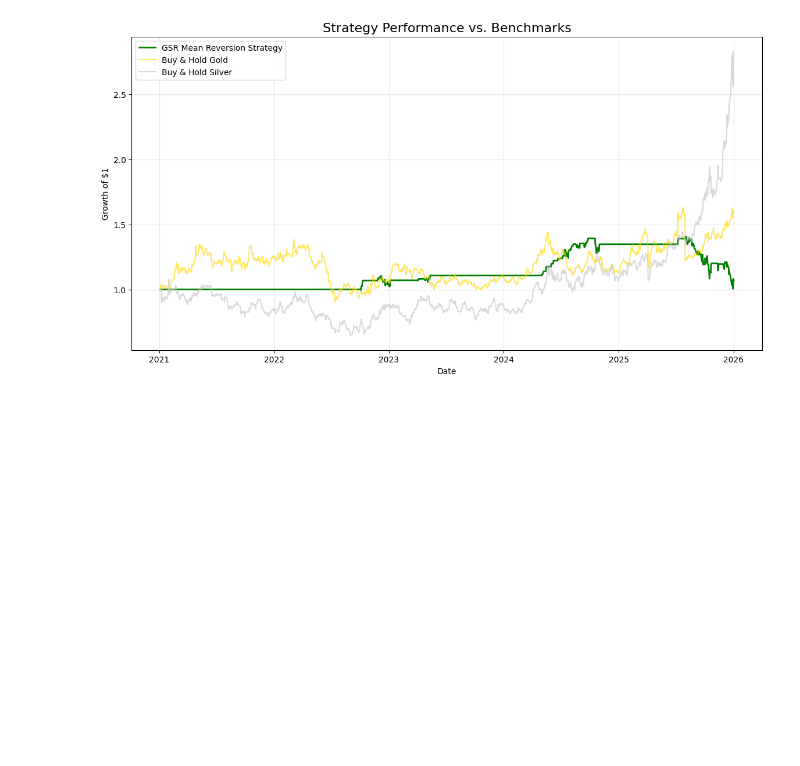
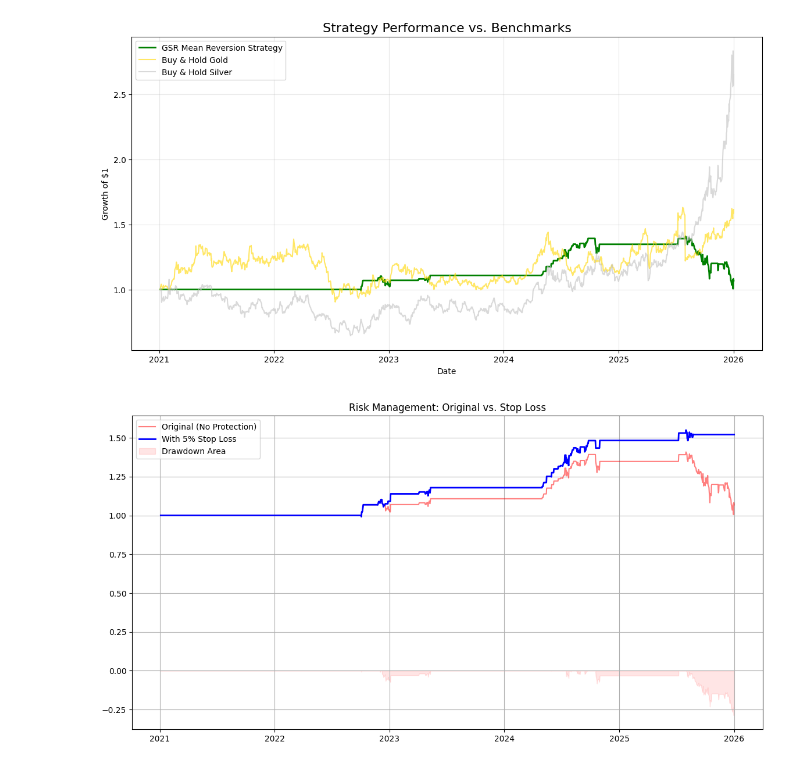
Before and after one commit to mikailrizvi/Metal-Divergence-Analysis, a Jupyter notebook: notebooks/01EA.ipynb, the cells around one changed output. Saved outputs shown, nothing was run; the diff lists cells and outputs as text; code cells hidden in the pictures; blank space fills up the shorter version.

Commit message:
feat: implement backtest with 5% stop-loss and equal-weight benchmark and added drawdown analysis and compared strategy performance against a 50/50 Gold-Silver benchmark to assess Alpha.

```diff
--- a/notebooks/01EA.ipynb
+++ b/notebooks/01EA.ipynb
@@ -96,3 +96,37 @@ plt.show()
 # %% [output]
 [figure]
 [figure]
+# %%
+# 1. Calculate the Peak Equity reached so far
+df['Equity_Peak'] = df['Cum_Strategy_Ret'].expanding().max()
+
+# 2. Calculate Drawdown (Current Value / Previous Peak - 1)
+df['Drawdown'] = (df['Cum_Strategy_Ret'] / df['Equity_Peak']) - 1
+
+# 3. Define a Stop Loss at -5%
+# If Drawdown < -0.05, we want to stop trading.
+stop_loss_threshold = -0.05
+
+# 4. Create Risk Filter
+# This identifies days where we are in a bad area for trades
+df['In_Drawdown'] = df['Drawdown'] < stop_loss_threshold
+
+# 5. Apply the Filter to your Position
+# If we hit the stop loss, we set position to 0
+df['Position_Adjusted'] = df['Position']
+df.loc[df['In_Drawdown'], 'Position_Adjusted'] = 0
+
+# 6. Re-calculate Returns with the Stop Loss
+df['Strategy_Ret_Fixed'] = df['Position_Adjusted'] * (df['Gold_Ret'] - df['Silver_Ret'])
+df['Cum_Strategy_Ret_Fixed'] = (1 + df['Strategy_Ret_Fixed'].fillna(0)).cumprod()
+# %%
+plt.figure(figsize=(14, 7))
+plt.plot(df['Cum_Strategy_Ret'], label='Original (No Protection)', color='red', alpha=0.5)
+plt.plot(df['Cum_Strategy_Ret_Fixed'], label='With 5% Stop Loss', color='blue', linewidth=2)
+plt.fill_between(df.index, df['Drawdown'], color='red', alpha=0.1, label='Drawdown Area')
+plt.title('Risk Management: Original vs. Stop Loss')
+plt.legend()
+plt.grid(True)
+plt.show()
+# %% [output]
+[figure, added]
```
Also changed, not shown: parts of 2 cells of this notebook.
